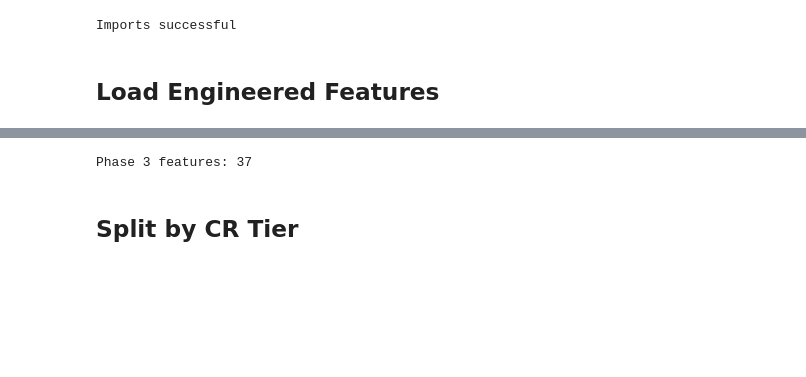
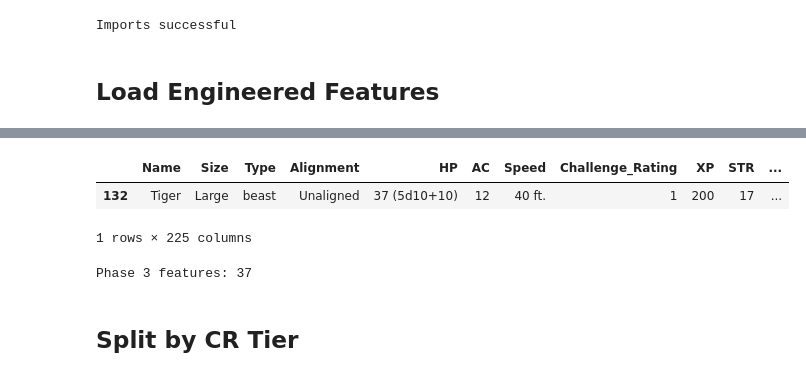
Before and after one commit to conorbarryhoke/matrix_v0, a Jupyter notebook: notebooks/2_model_training.ipynb, the cells around one changed output, grey strips where cells are left out. Saved outputs shown, nothing was run; the diff lists cells and outputs as text; code cells hidden in the pictures; blank space fills up the shorter version.

```diff
--- a/notebooks/2_model_training.ipynb
+++ b/notebooks/2_model_training.ipynb
@@ -101,3 +101,9 @@ Loaded 324 monsters with 130 features
+# %%
+df[df['Name'] == 'Tiger']
+# %% [output]
+|  | Name | Size | Type | Alignment | HP | AC | Speed | Challenge_Rating | XP | STR | ... |
+| 132 | Tiger | Large | beast | Unaligned | 37 (5d10+10) | 12 | 40 ft. | 1 | 200 | 17 | ... |
+1 rows × 225 columns
 # %%
 # Get Phase 3 features
 phase3_features = get_phase3_features()
```
Also changed, not shown: parts of 8 cells of this notebook, 16 other files.
